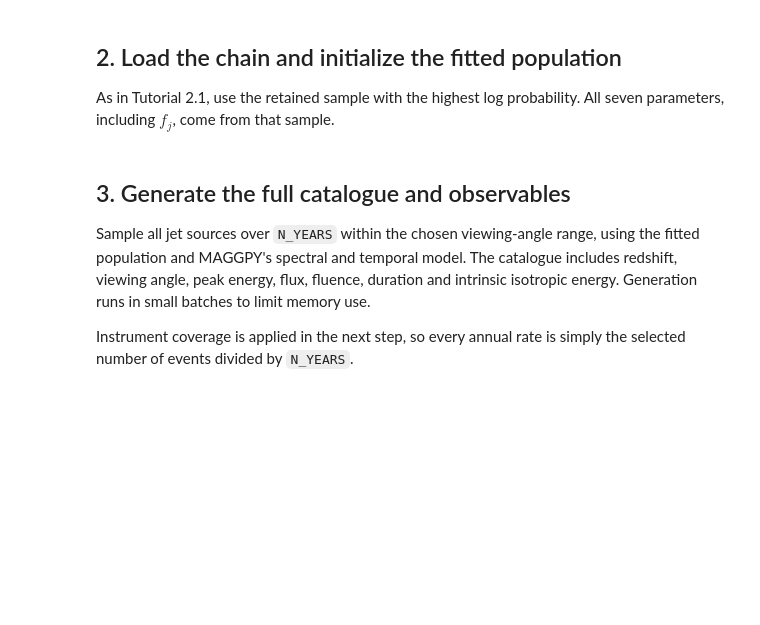
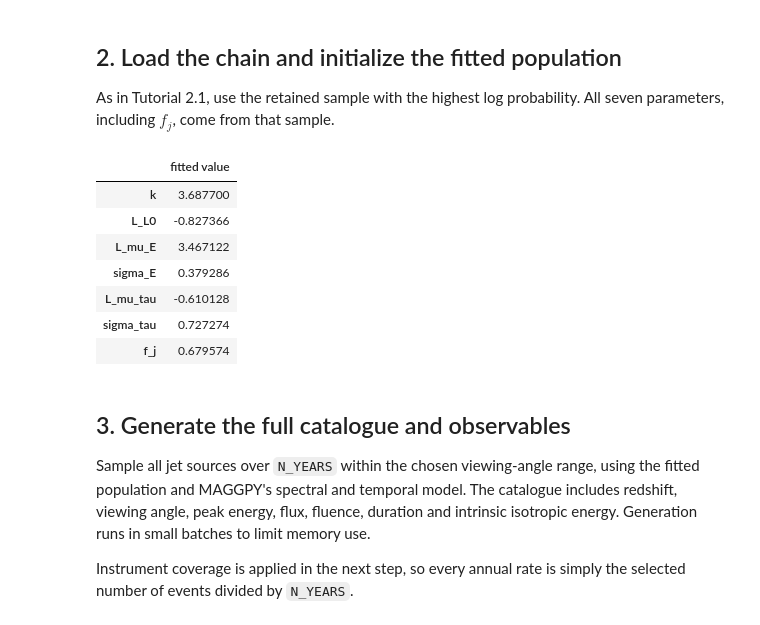
Before and after one commit to LudoDe/MAGGPY, a Jupyter notebook: Tutorials/tutorial6_end_to_end_forecasts.ipynb, the cells around one changed output. Drawn from its saved outputs; the diff is of its cells as text; code cells hidden in the pictures; blank space fills up the shorter version.

````diff
--- a/Tutorials/tutorial6_end_to_end_forecasts.ipynb
+++ b/Tutorials/tutorial6_end_to_end_forecasts.ipynb
@@ -17,6 +17,9 @@ python -m pip install VegasAfterglow==2.0.4 joblib PyYAML lalsuite matplotlib ip
 python -m pip install "GWFish @ git+https://github.com/janosch314/GWFish.git"
 ```
 # %%
+%load_ext autoreload
+%autoreload 2
+
 from pathlib import Path
 from dataclasses import asdict
 import sys
@@ -29,8 +32,7 @@ from IPython.display import display
 from maggpy.structured_jet.init import initialize_simulation, load_custom_structure_constants
 
 ROOT = Path.cwd().resolve()
-if ROOT.name == 'Tutorials':
-    ROOT = ROOT.parent
+if ROOT.name == 'Tutorials': ROOT = ROOT.parent
 sys.path.insert(0, str(ROOT / 'Tutorials'))
 import forecast_pipeline as fp
 
@@ -82,19 +86,30 @@ All seven parameters, including $f_j$, come from that sample.
 # %%
 backend = emcee.backends.HDFBackend(str(CHAIN_PATH), read_only=True)
 chain = backend.get_chain(discard=BURN_IN, flat=True)
 log_probability = backend.get_log_prob(discard=BURN_IN, flat=True)
 theta = chain[np.argmax(log_probability)]
+#take median not max
+theta = np.median(chain, axis=0)
 parameter_names = ['k', 'L_L0', 'L_mu_E', 'sigma_E', 'L_mu_tau', 'sigma_tau', 'f_j']
 fitted_parameters = pd.Series(theta, index=parameter_names, name='fitted value')
 display(fitted_parameters.to_frame())
 
 simulation, interps, _ = initialize_simulation(
     DATA_DIR, MRD_PATH, params={'theta_v_max': THETA_V_MAX_DEG}, size_test=10_000)
 if STRUCTURE_CSV is not None:
     simulation = load_custom_structure_constants(simulation, STRUCTURE_CSV)
 simulation.rng = np.random.default_rng(SEED)
 OUTPUT_DIR.mkdir(parents=True, exist_ok=True)
 fitted_parameters.to_csv(OUTPUT_DIR / 'fitted_parameters.csv')
+# %% [output]
+|  | fitted value |
+| k | 3.687700 |
+| L_L0 | -0.827366 |
+| L_mu_E | 3.467122 |
+| sigma_E | 0.379286 |
+| L_mu_tau | -0.610128 |
+| sigma_tau | 0.727274 |
+| f_j | 0.679574 |
 # %% [markdown]
 ## 3. Generate the full catalogue and observables
 
````
Also changed, not shown: parts of 6 cells of this notebook, 1 other file.
